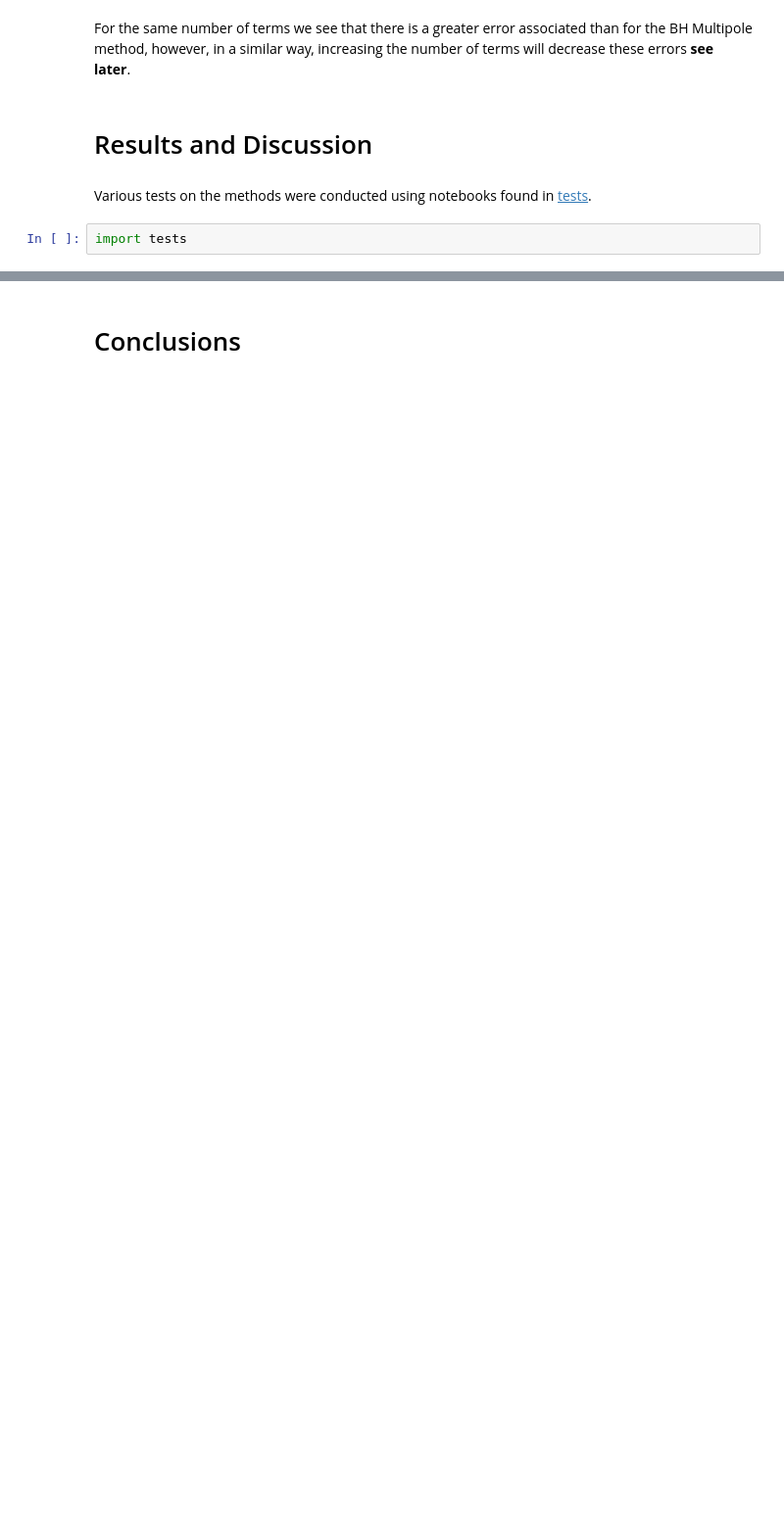
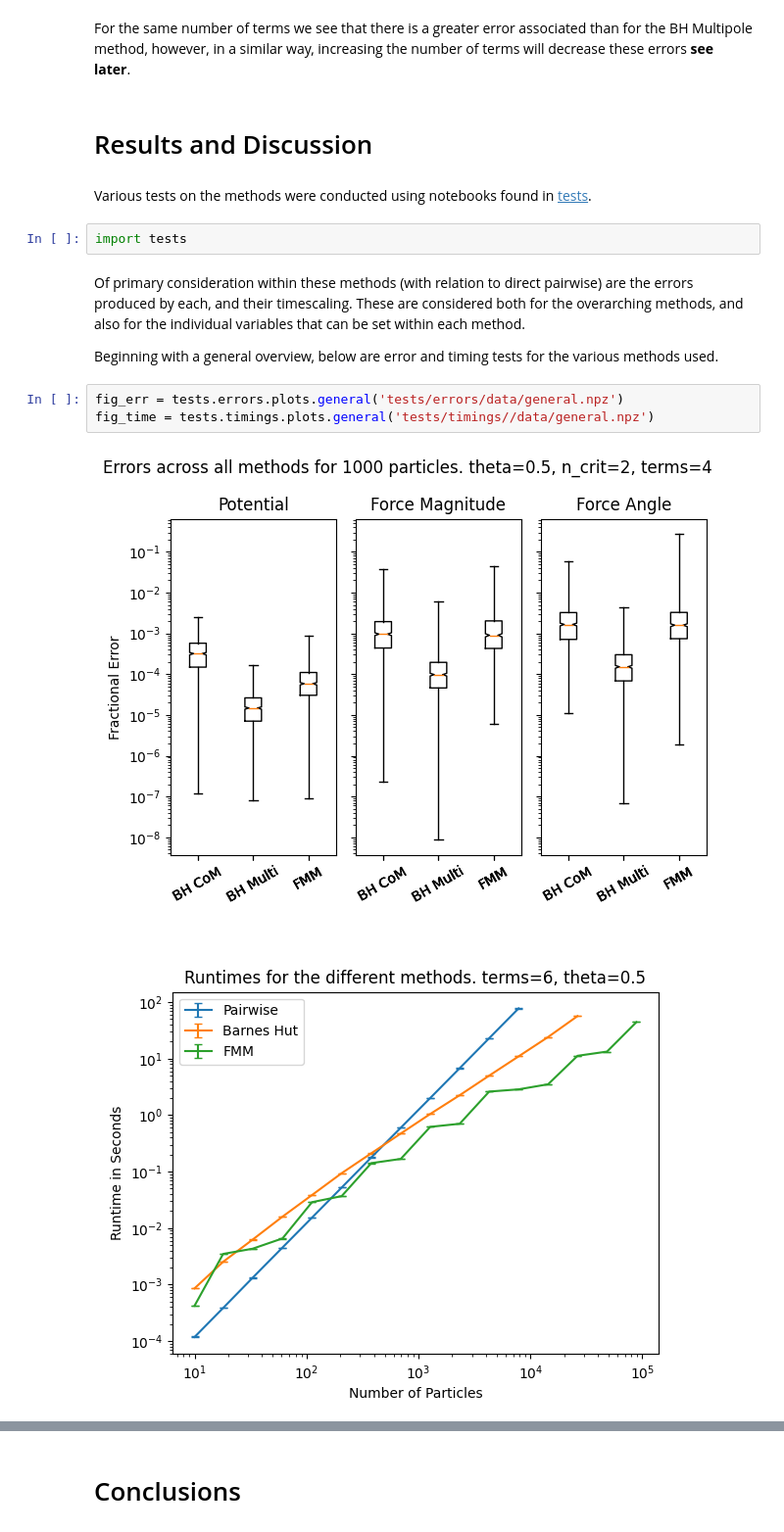
Before and after one commit to Part-II-Computational-Physics/hierarchical-methods-lb880, a Jupyter notebook: Report.ipynb, the cells around one changed output, grey strips where cells are left out. Shown at 98% size. Drawn from its saved outputs; the diff is of its cells as text; blank space fills up the shorter version.

```diff
--- a/Report.ipynb
+++ b/Report.ipynb
@@ -319,3 +322,13 @@ For the same number of terms we see that there is a greater error associated tha
 Various tests on the methods were conducted using notebooks found in [tests](tests).
 # %%
 import tests
+# %% [markdown]
+Of primary consideration within these methods (with relation to direct pairwise) are the errors produced by each, and their timescaling. These are considered both for the overarching methods, and also for the individual variables that can be set within each method.
+
+Beginning with a general overview, below are error and timing tests for the various methods used.
+# %%
+fig_err = tests.errors.plots.general('tests/errors/data/general.npz')
+fig_time = tests.timings.plots.general('tests/timings//data/general.npz')
+# %% [output]
+[figure, added]
+[figure, added]
```
Also changed, not shown: parts of 31 cells of this notebook, 16 other files.
